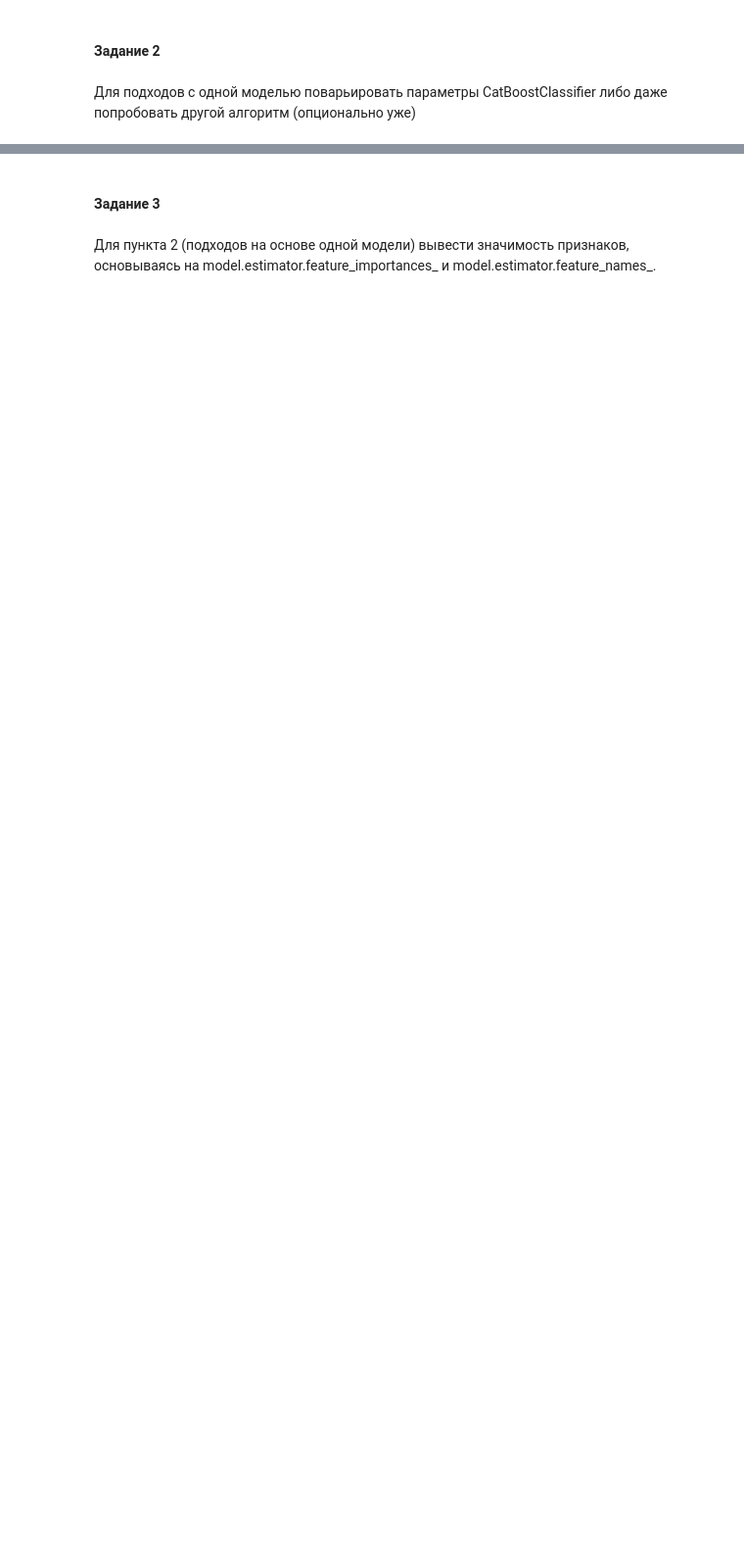
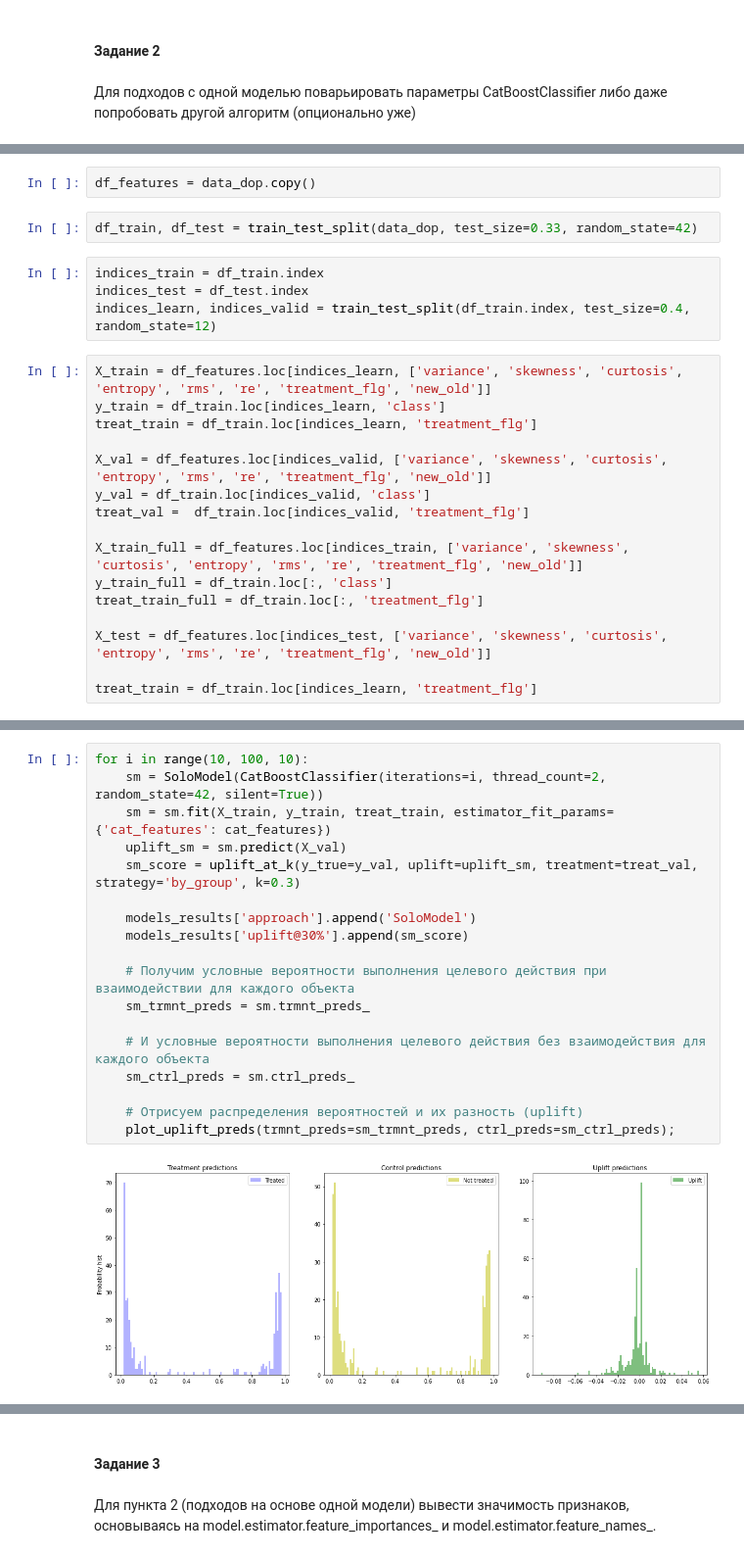
Before and after one commit to superbe/MachineLearningInBusiness, a Jupyter notebook: Lesson 7.ipynb, the cells around one changed output, grey strips where cells are left out. Shown: that part at 98% size. Cells and saved outputs as stored; diff of their text form; blank space fills up the shorter version.

```diff
--- a/Lesson 7.ipynb
+++ b/Lesson 7.ipynb
@@ -64,0 +372,24 @@
+# %%
+df_features = data_dop.copy()
+# %%
+df_train, df_test = train_test_split(data_dop, test_size=0.33, random_state=42)
+# %%
+indices_train = df_train.index
+indices_test = df_test.index
+indices_learn, indices_valid = train_test_split(df_train.index, test_size=0.4, random_state=12)
+# %%
+X_train = df_features.loc[indices_learn, ['variance', 'skewness', 'curtosis', 'entropy', 'rms', 're', 'treatment_flg', 'new_old']]
+y_train = df_train.loc[indices_learn, 'class']
+treat_train = df_train.loc[indices_learn, 'treatment_flg']
+
+X_val = df_features.loc[indices_valid, ['variance', 'skewness', 'curtosis', 'entropy', 'rms', 're', 'treatment_flg', 'new_old']]
+y_val = df_train.loc[indices_valid, 'class']
+treat_val =  df_train.loc[indices_valid, 'treatment_flg']
+
+X_train_full = df_features.loc[indices_train, ['variance', 'skewness', 'curtosis', 'entropy', 'rms', 're', 'treatment_flg', 'new_old']]
+y_train_full = df_train.loc[:, 'class']
+treat_train_full = df_train.loc[:, 'treatment_flg']
+
+X_test = df_features.loc[indices_test, ['variance', 'skewness', 'curtosis', 'entropy', 'rms', 're', 'treatment_flg', 'new_old']]
+
+treat_train = df_train.loc[indices_learn, 'treatment_flg']
@@ -64,0 +398,20 @@
+# %%
+for i in range(10, 100, 10):
+    sm = SoloModel(CatBoostClassifier(iterations=i, thread_count=2, random_state=42, silent=True))
+    sm = sm.fit(X_train, y_train, treat_train, estimator_fit_params={'cat_features': cat_features})
+    uplift_sm = sm.predict(X_val)
+    sm_score = uplift_at_k(y_true=y_val, uplift=uplift_sm, treatment=treat_val, strategy='by_group', k=0.3)
+
+    models_results['approach'].append('SoloModel')
+    models_results['uplift@30%'].append(sm_score)
+
+    # Получим условные вероятности выполнения целевого действия при взаимодействии для каждого объекта
+    sm_trmnt_preds = sm.trmnt_preds_
+
+    # И условные вероятности выполнения целевого действия без взаимодействия для каждого объекта
+    sm_ctrl_preds = sm.ctrl_preds_
+
+    # Отрисуем распределения вероятностей и их разность (uplift)
+    plot_uplift_preds(trmnt_preds=sm_trmnt_preds, ctrl_preds=sm_ctrl_preds);
+# %% [output]
+[figure, added]
```
Also changed, not shown: parts of 74 cells of this notebook, 1 other file.
